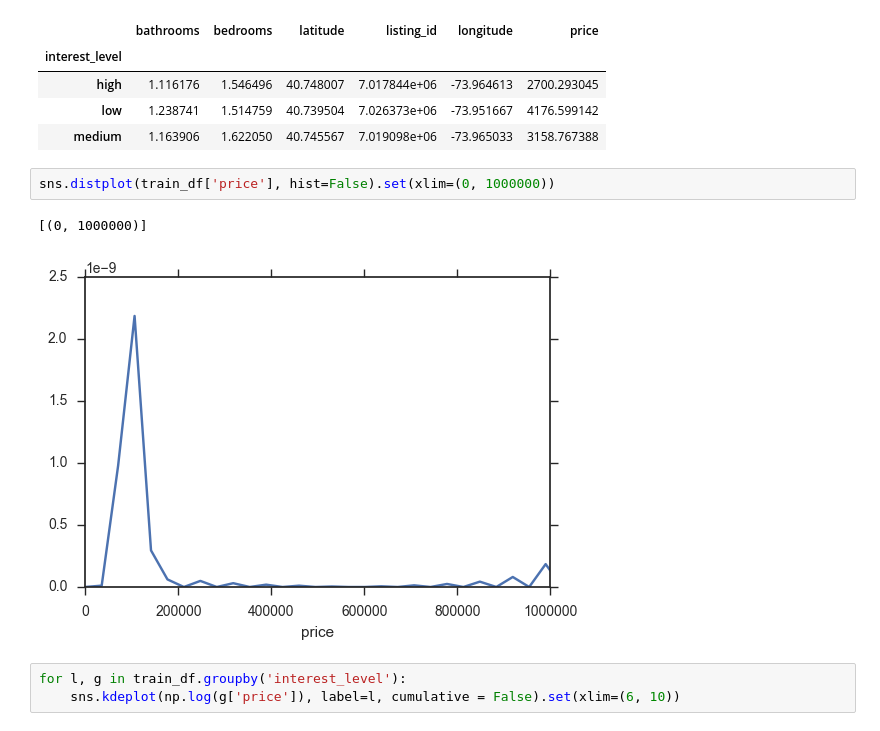
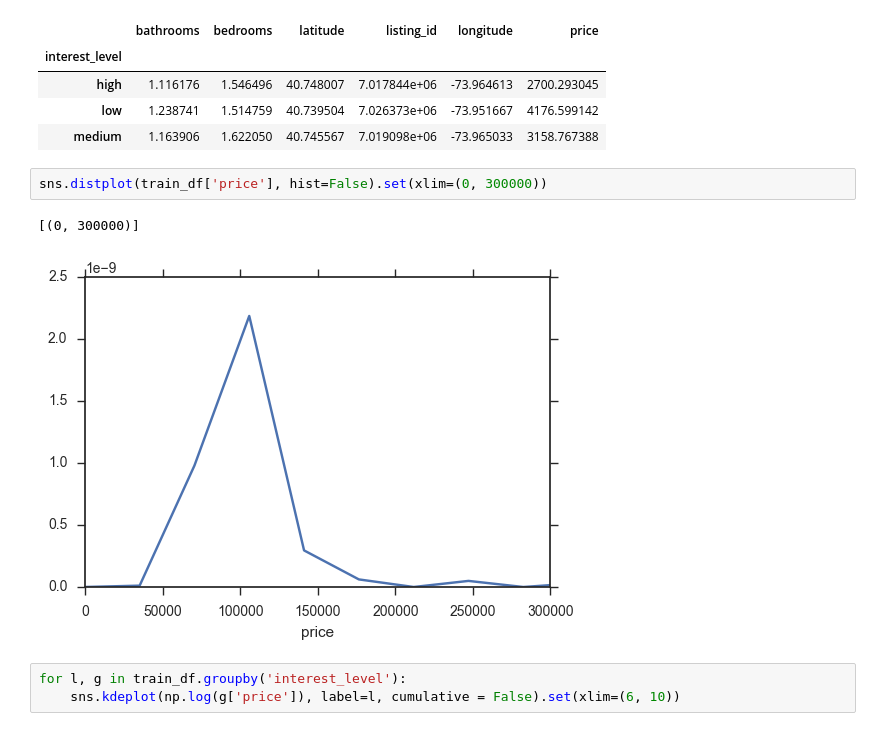
Before and after one commit to KaggleBreak/walkingkaggle, a Jupyter notebook: pycon2017_kr/pycon_korea_2017_Kaggle_tutorial.ipynb, the cells around one changed output. Cells and saved outputs as stored; diff of their text form.

```diff
--- a/pycon2017_kr/pycon_korea_2017_Kaggle_tutorial.ipynb
+++ b/pycon2017_kr/pycon_korea_2017_Kaggle_tutorial.ipynb
@@ -398,10 +580,10 @@ train_df.groupby('interest_level').mean()
 | low | 1.238741 | 1.514759 | 40.739504 | 7.026373e+06 | -73.951667 | 4176.599142 |
 | medium | 1.163906 | 1.622050 | 40.745567 | 7.019098e+06 | -73.965033 | 3158.767388 |
 # %%
-sns.distplot(train_df['price'], hist=False).set(xlim=(0, 1000000))
+sns.distplot(train_df['price'], hist=False).set(xlim=(0, 300000))
 # %% [output]
-[(0, 1000000)]
+[(0, 300000)]
-[figure, old version]
+[figure, new version]
 # %%
 for l, g in train_df.groupby('interest_level'):
     sns.kdeplot(np.log(g['price']), label=l, cumulative = False).set(xlim=(6, 10))
```
Also changed, not shown: parts of 69 cells of this notebook, 5 other files.
